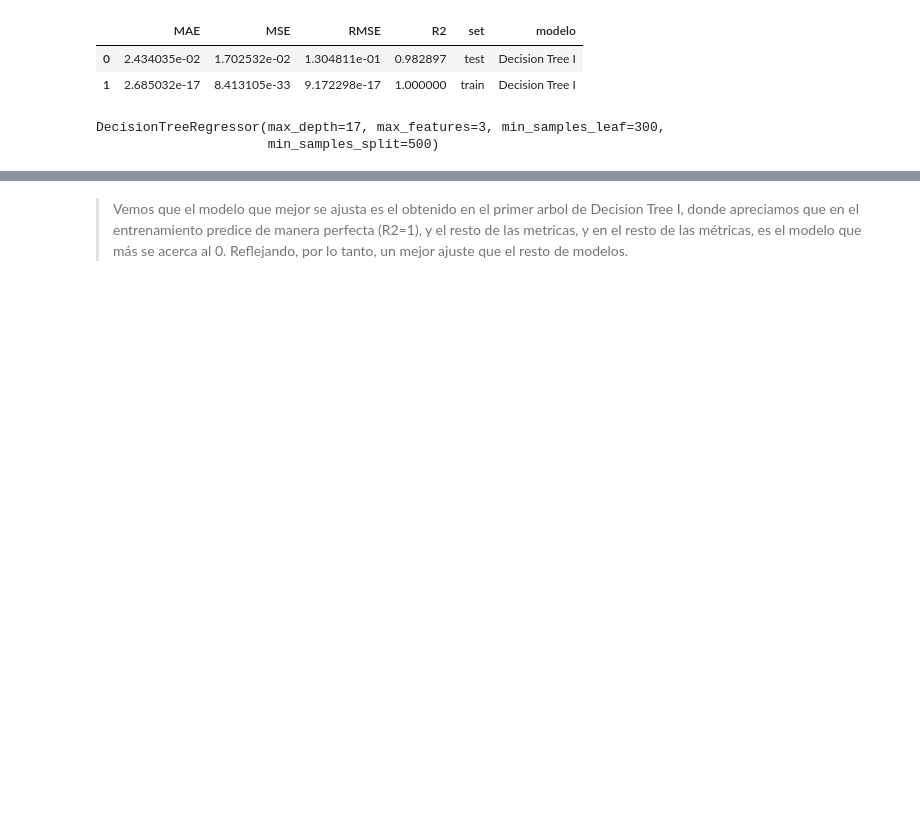
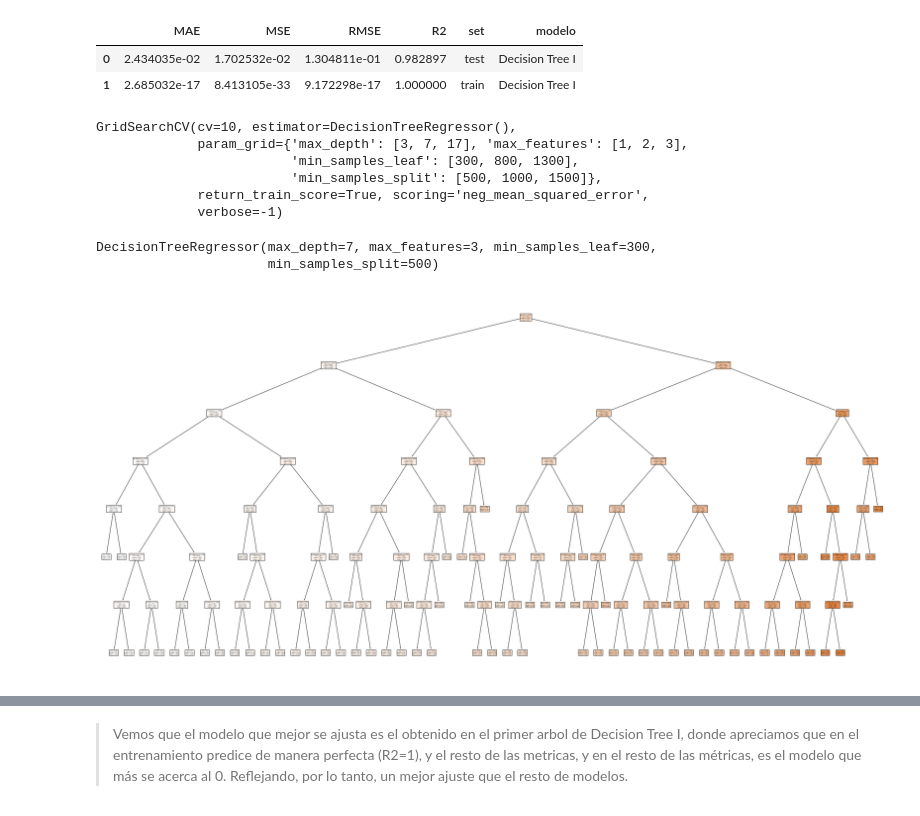
Before and after one commit to Adalab/DA-promoc-modulo3-sprint1-judith-gadea, a Jupyter notebook: RL/RL-11-DecisionTree.ipynb, the cells around one changed output, grey strips where cells are left out. Drawn from its saved outputs; the diff is of its cells as text; code cells hidden in the pictures; blank space fills up the shorter version.

```diff
--- a/RL/RL-11-DecisionTree.ipynb
+++ b/RL/RL-11-DecisionTree.ipynb
@@ -120,10 +110,23 @@ gs.fit(x_train, y_train)
-# %%
-mejor_modelo = gs.best_estimator_
-mejor_modelo
-# %% [output]
-DecisionTreeRegressor(max_depth=17, max_features=3, min_samples_leaf=300,
-                      min_samples_split=500)
+# %%
+#ajustamos en el modelo los datos de entrenamiento
+gs.fit(x_train, y_train)
+# %% [output]
+GridSearchCV(cv=10, estimator=DecisionTreeRegressor(),
+             param_grid={'max_depth': [3, 7, 17], 'max_features': [1, 2, 3],
+                         'min_samples_leaf': [300, 800, 1300],
+                         'min_samples_split': [500, 1000, 1500]},
+             return_train_score=True, scoring='neg_mean_squared_error',
+             verbose=-1)
+# %%
+#extraemos el mejor modelo:
+best_model = gs.best_estimator_
+best_model
+# %% [output]
+DecisionTreeRegressor(max_depth=7, max_features=3, min_samples_leaf=300,
+                      min_samples_split=500)
 # %%
-# printeo del arbol
-# fig = plt.figure(figsize=(40, 20))
-# tree.plot_tree(mejor_modelo, feature_names=x_train.columns, filled=True);
+# vamos a representar nuestro árbol gráficamente:
+fig = plt.figure(figsize=(40, 20))
+tree.plot_tree(best_model, feature_names=x_train.columns, filled=True);
+# %% [output]
+[figure, added]
```
Also changed, not shown: parts of 14 cells of this notebook, 3 other files.
